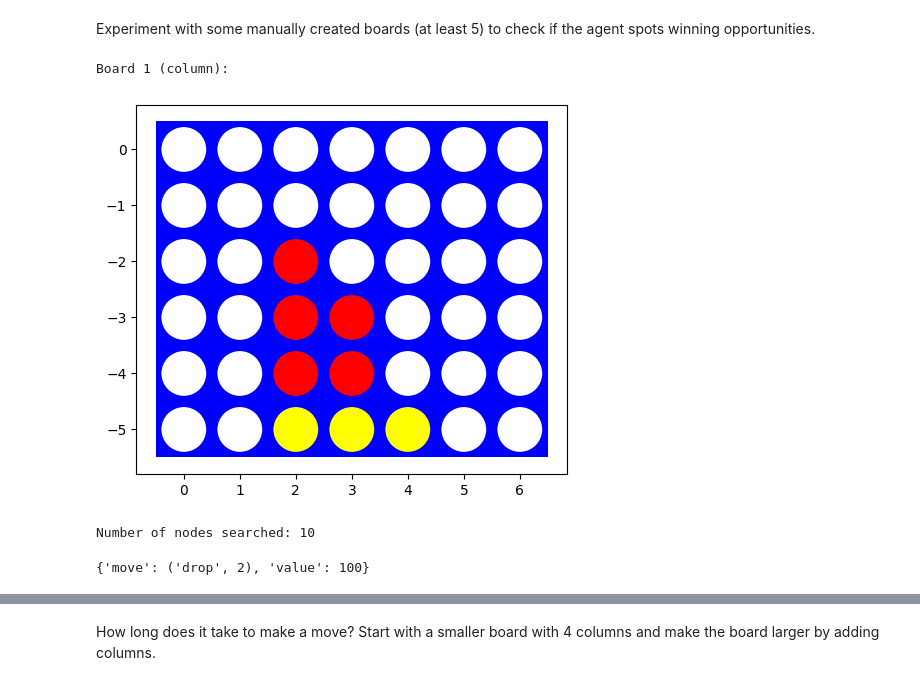
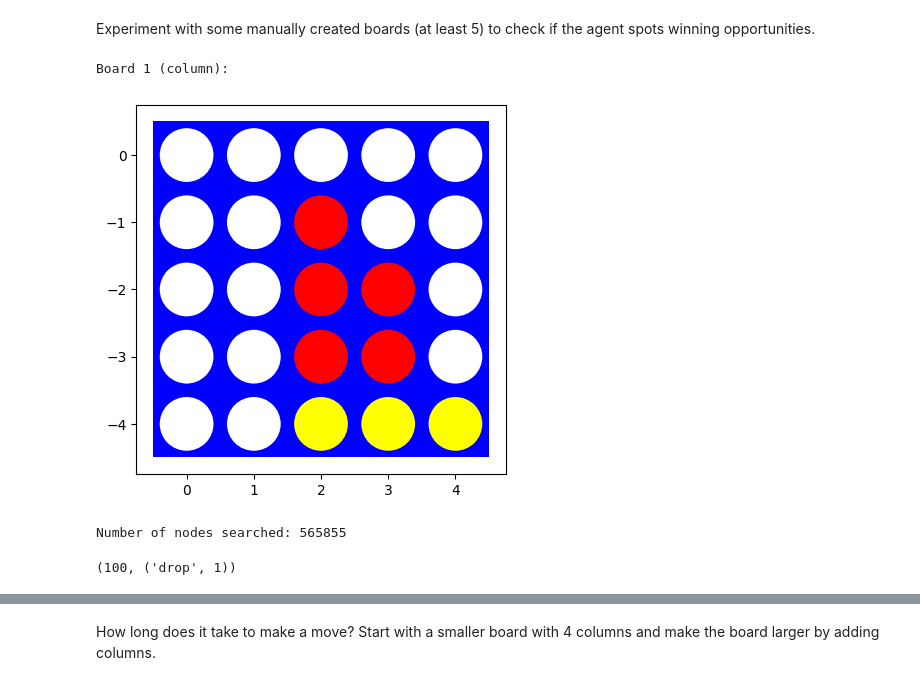
Before and after one commit to JCrossover-14/CSE352, a Jupyter notebook: HW2/assignment_mean_connect4.ipynb, the cells around one changed output, grey strips where cells are left out. Drawn from its saved outputs; the diff is of its cells as text; code cells hidden in the pictures.

```diff
--- a/HW2/assignment_mean_connect4.ipynb
+++ b/HW2/assignment_mean_connect4.ipynb
@@ -396,12 +407,11 @@ def min_value_ab(state, player, alpha, beta, move_ordering):
 Experiment with some manually created boards (at least 5) to check if the agent spots winning opportunities.
 # %%
 # win in column 2
-board1 = [[0, 0, 0, 0, 0, 0, 0],
-          [0, 0, 0, 0, 0, 0, 0],
-          [0, 0, 1, 0, 0, 0, 0],
-          [0, 0, 1, 1, 0, 0, 0],
-          [0, 0, 1, 1, 0, 0, 0],
-          [0, 0,-1,-1,-1, 0, 0]]
+board1 = [[0, 0, 0, 0, 0],
+          [0, 0, 1, 0, 0],
+          [0, 0, 1, 1, 0],
+          [0, 0, 1, 1, 0],
+          [0, 0,-1,-1,-1]]
 print()
 print("Board 1 (column):")
 visualize(board1)
@@ -409,62 +419,76 @@ visualize(board1)
 print()
 %time display(alpha_beta_search(board1))
 # win in column 1
-board2 = [[0, 0, 0, 0, 0, 0, 0],
-          [0, 0, 0, 0, 0, 0, 0],
-          [0, 1, 0, 0, 0, 0, 0],
-          [0, 1, 0, 0, 0, 0, 0],
-          [0, 1, 0, 0, 0, 0, 0],
-          [0,-1,-1,-1, 0, 0, 0]]
+board2 = [
+          [0, 0, 0, 0, 0],
+          [0, 1, 0, 0, 0],
+          [0, 1, 0, 0, 0],
+          [0, 1, 0, 0, 0],
+          [0,-1,-1,-1, 0]]
 print()
 print("Board 2 (column):")
 visualize(board2)
 
 print()
 %time display(alpha_beta_search(board2))
 
 # win in diagonal
-board3 = [[0, 0, 0, 0, 0, 0, 0],
-          [0, 0, 0, 0, 0, 0, 0],
-          [0, 0, 0, 0, 0, 0, 0],
-          [0, -1, 1, 0, 0, 0, 0],
-          [0, -1, 1, 1, 0, 0, 0],
-          [0,-1, -1,-1, 1, 0, 0]]
+board3 = [
+          [0, 0, 0, 0, 0],
+          [0, 0, 0, 0, 0],
+          [0, -1, 1, 0, 0],
+          [0, -1, 1, 1, 0],
+          [0,-1, -1,-1, 1]]
 
 print()
 print("Board 3 (diagonal):")
 visualize(board3)
 
 print()
 %time display(alpha_beta_search(board3))
 # win in anti-diagonal
-board4 = [[0, 0, 0, 0, 0, 0, 0],
-          [0, 0, 0, 0, 0, 0, 0],
-          [0, 0, 0, 0, 0, 0, 0],
-          [0, -1, -1, 1, 1, 0, 0],
-          [0, -1, 1, 1, -1, 0, 0],
-          [0, 1, -1, -1, 1, 0, 0]]
+board4 = [
+          [0, 0, 0, 0, 0],
+          [0, 0, 0, 0, 0],
+          [0, -1, -1, 1, 1],
+          [0, -1, 1, 1, -1],
+          [0, 1, -1, -1, 1]]
 
 print()
 print("Board 4 (anti-diagonal):")
 visualize(board4)
 
 print()
 %time display(alpha_beta_search(board4))
 # win in row 4
-board5 = [[0, 0, 0, 0, 0, 0, 0],
-          [0, 0, 0, 0, 0, 0, 0],
-          [0, 0, 0, 0, 0, 0, 0],
-          [0, 0, 1, 1, 1, 0, 0],
-          [0, 0, 1,-1, 1, -1, 0],
-          [0,-1,-1, 1,-1, -1, 0]]
+board5 = [
+          [0, 0, 0, 0, 0,],
+          [0, 0, 0, 0, 0,],
+          [0, 0, 1, 1, 1 ],
+          [0, 0, 1,-1, 1 ],
+          [0,-1,-1, 1,-1 ]]
 print()
 print("Board 5 (row):")
 visualize(board5)
 
 print()
 %time display(alpha_beta_search(board5))
+
+board7 = [
+          [0, 0, 0, 0, 0,],
+          [0, 0, 0,-1, 0,],
+          [0,-1, 1, 1,-1],
+          [0, 1, 1,-1, 1],
+          [0,-1,-1, 1, 1]]
+
+print()
+print("Board 7 (block):")
+visualize(board7)
+
+print()
+%time display(alpha_beta_search(board7))
 # %% [output]
 Board 1 (column):
-[figure, old version]
+[figure, new version]
-Number of nodes searched: 10
+Number of nodes searched: 565855
-{'move': ('drop', 2), 'value': 100}
+(100, ('drop', 1))
```
Also changed, not shown: parts of 8 cells of this notebook.
